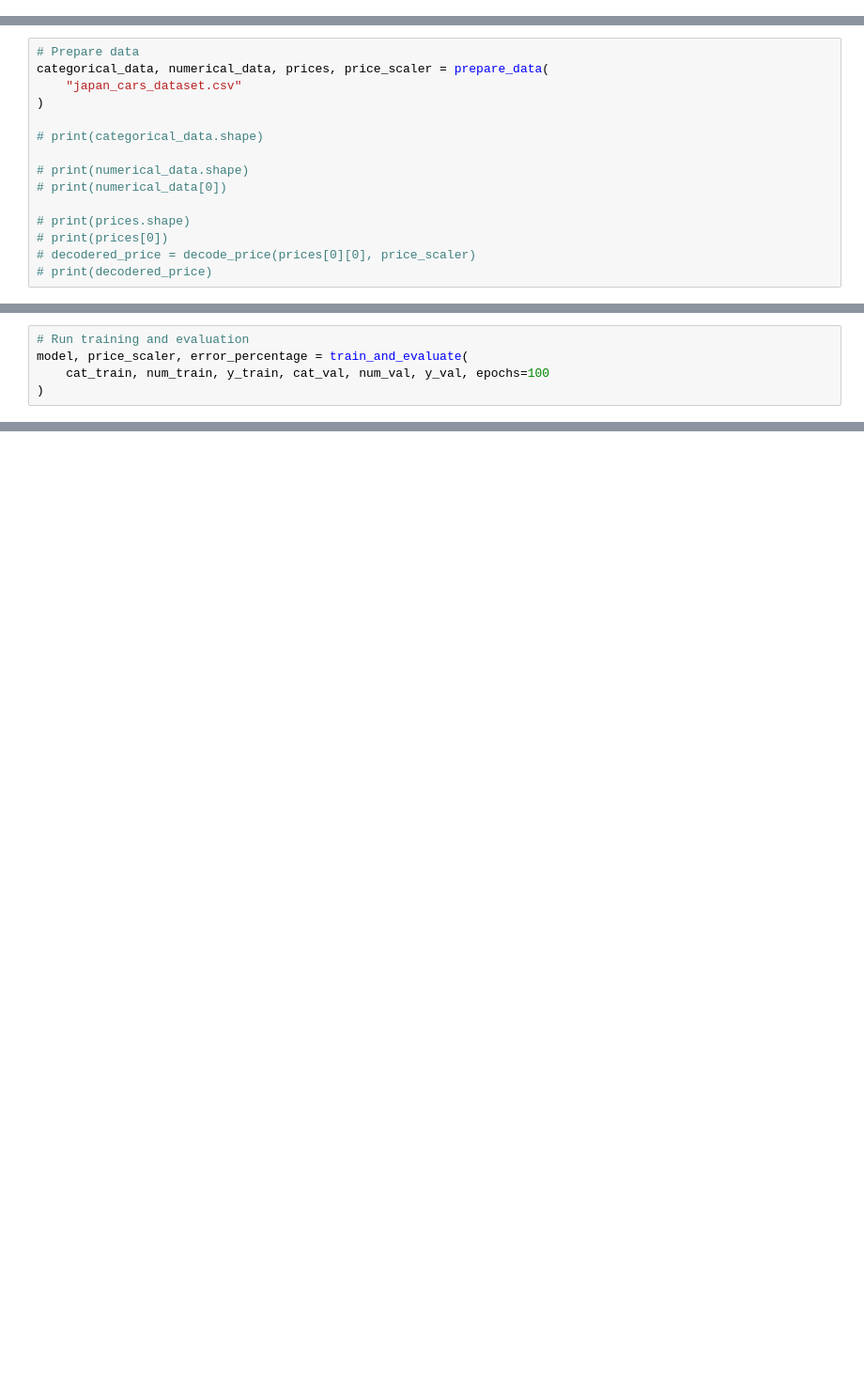
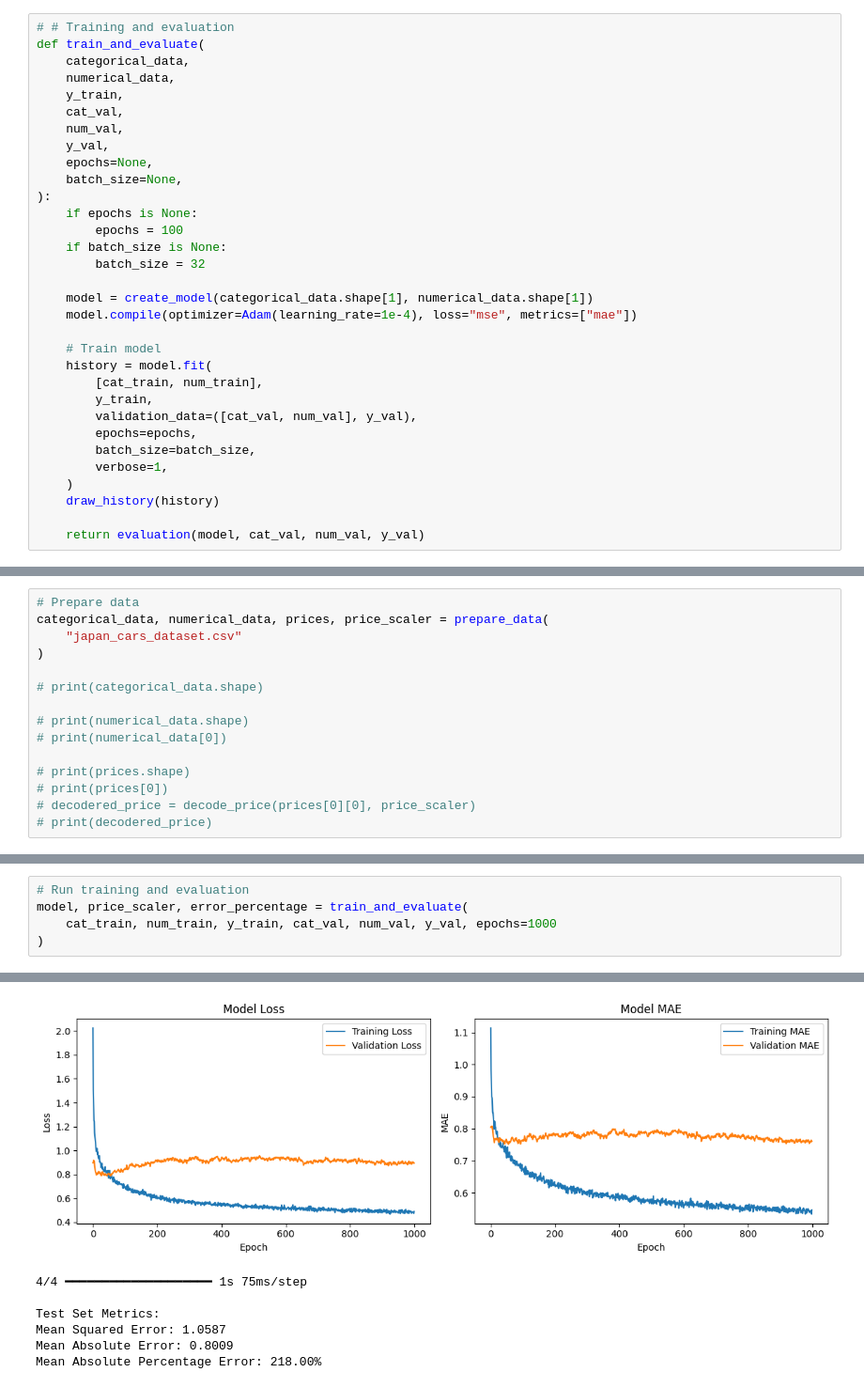
Before and after one commit to Ads369/Ads_2s, a Jupyter notebook: ipynb/Lesson 22/22_3_HW.ipynb, the cells around one changed output, grey strips where cells are left out. Shown at 94% size. Saved outputs shown, nothing was run; the diff lists cells and outputs as text; blank space fills up the shorter version.

```diff
--- a/ipynb/Lesson 22/22_3_HW.ipynb
+++ b/ipynb/Lesson 22/22_3_HW.ipynb
@@ -201,4 +205,36 @@ def split_data(dataset_parts, test_size=0.2):
         result.extend([train, val, test])
 
     return tuple(result)
+# %%
+# # Training and evaluation
+def train_and_evaluate(
+    categorical_data,
+    numerical_data,
+    y_train,
+    cat_val,
+    num_val,
+    y_val,
+    epochs=None,
+    batch_size=None,
+):
+    if epochs is None:
+        epochs = 100
+    if batch_size is None:
+        batch_size = 32
+
+    model = create_model(categorical_data.shape[1], numerical_data.shape[1])
+    model.compile(optimizer=Adam(learning_rate=1e-4), loss="mse", metrics=["mae"])
+
+    # Train model
+    history = model.fit(
+        [cat_train, num_train],
+        y_train,
+        validation_data=([cat_val, num_val], y_val),
+        epochs=epochs,
+        batch_size=batch_size,
+        verbose=1,
+    )
+    draw_history(history)
+
+    return evaluation(model, cat_val, num_val, y_val)
 # %%
@@ -296,5 +308,6 @@ print(f"Test set size: {len(y_test)}")
 # %%
 # Run training and evaluation
 model, price_scaler, error_percentage = train_and_evaluate(
-    cat_train, num_train, y_train, cat_val, num_val, y_val, epochs=100
+    cat_train, num_train, y_train, cat_val, num_val, y_val, epochs=1000
 )
+# %% [output]
@@ -301,3 +331,10 @@ model, price_scaler, error_percentage = train_and_evaluate(
+[figure, added]
+4/4 ━━━━━━━━━━━━━━━━━━━━ 1s 75ms/step
+
+Test Set Metrics:
+Mean Squared Error: 1.0587
+Mean Absolute Error: 0.8009
+Mean Absolute Percentage Error: 218.00%
 # %%
 # Предсказание на новых данных (контрольный образец)
 pred_test = model.predict([cat_test, num_test])
```
Also changed, not shown: parts of 12 cells of this notebook.
